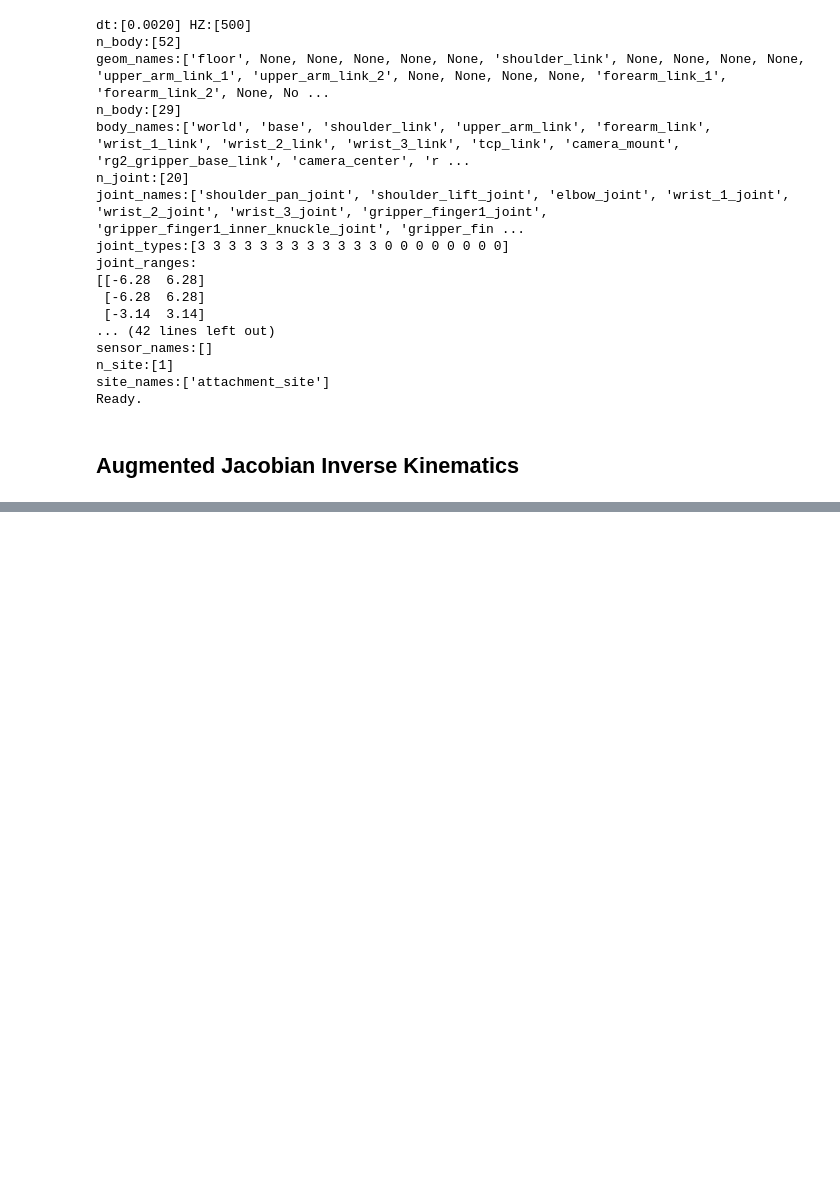
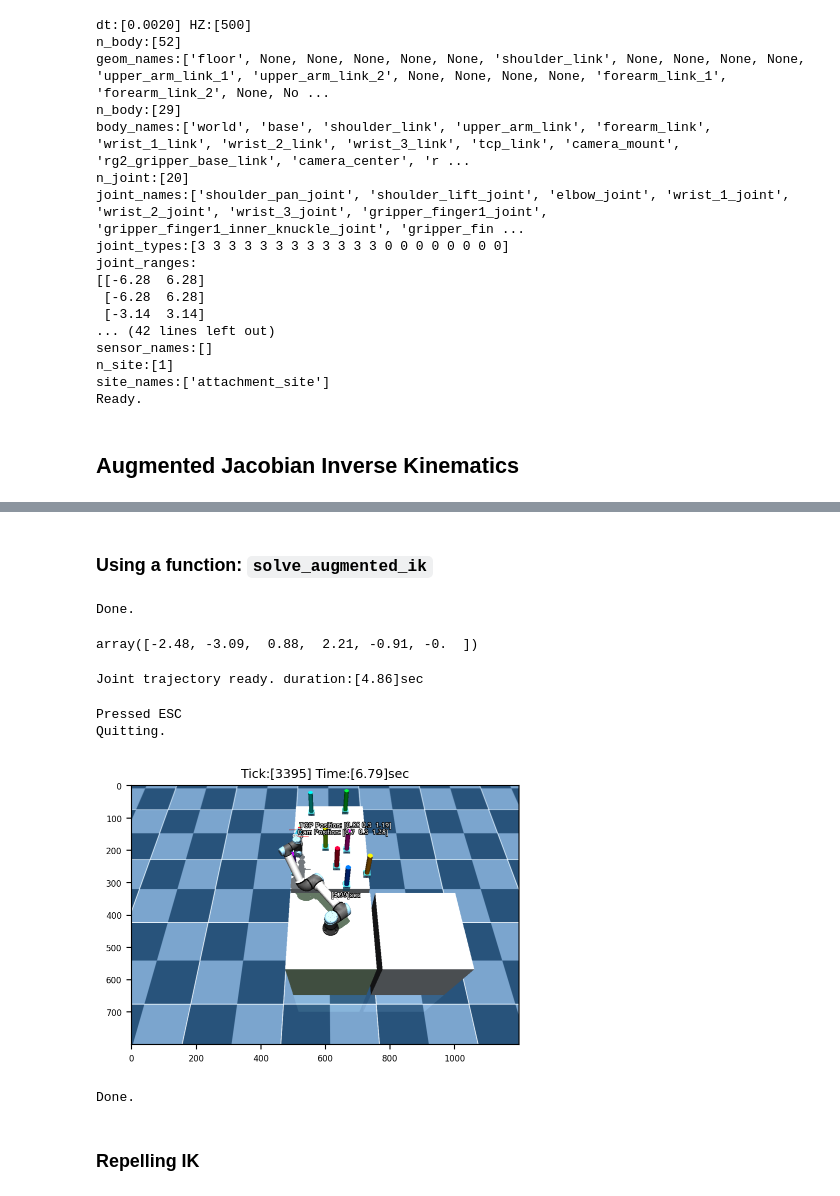
Before and after one commit to joonhyung-lee/xai615-realworld, a Jupyter notebook: code/demo_sim_solve_ik_augmented.ipynb, the cells around one changed output, grey strips where cells are left out. Cells and saved outputs as stored; diff of their text form; code cells hidden in the pictures; blank space fills up the shorter version.

Commit message:
update ik solving methods: augmented jacobian, nullspace projection, repelling

```diff
--- a/code/demo_sim_solve_ik_augmented.ipynb
+++ b/code/demo_sim_solve_ik_augmented.ipynb
@@ -73,3 +149,82 @@ joint_value = [-1.570521656666891, -2.311883111993307, 2.1441715399371546, 1.739
+# %% [markdown]
+### Using a function: `solve_augmented_ik`
+# %%
+env.init_viewer(viewer_title='IK using UR',viewer_width=1200,viewer_height=800,viewer_hide_menus=True)
+env.update_viewer(azimuth=0.0,distance=3.5,elevation=-60,lookat=[0.4,0.05,0.36])
+env.update_viewer(VIS_TRANSPARENT=False) # transparent
+env.reset() # reset
+
+q_aug_ik = env.solve_augmented_ik(ik_body_names = ['tcp_link','wrist_3_link'],
+                    ik_p_trgts=[np.array([0.88, 0.3, 1.2]), np.array([0.6,0.3,1.2])],
+                    ik_R_trgts=[rpy2r(np.array([0, 1 * np.pi, -0.5 *np.pi])), rpy2r(np.array([0, 0, 0]))],
+                    IK_Ps = [True,True], IK_Rs = [True,False],
+                    q_init=q_init, idxs_forward=idxs_forward, idxs_jacobian=idxs_jacobian,
+                    RESET=True,DO_RENDER=True,render_every=1,th=1*np.pi/180.0,err_th=1e-2)
+
+# Close viewers
+env.close_viewer()
+print ("Done.")
+q_aug_ik
+# %% [output]
+Done.
+array([-2.48, -3.09,  0.88,  2.21, -0.91, -0.  ])
+# %%
+times,q_aug_traj = get_interp_const_vel_traj(
+    np.vstack((q_init,q_aug_ik)),vel=np.radians(20),HZ=env.HZ)
+print ("Joint trajectory ready. duration:[%.2f]sec"%(times[-1]))
+
+traj_aug_len = q_aug_traj.shape[0]
+# %% [output]
+Joint trajectory ready. duration:[4.86]sec
+# %%
+env.init_viewer(viewer_title='UR5e with RG2 gripper',viewer_width=1200,viewer_height=800,
+                viewer_hide_menus=True)
+env.update_viewer(azimuth=0.0,distance=3.5,elevation=-60,lookat=[0.4,0.05,0.36],
+                  VIS_TRANSPARENT=False,VIS_CONTACTPOINT=True,
+                  contactwidth=0.05,contactheight=0.05,contactrgba=np.array([1,0,0,1]),
+                  VIS_JOINT=True,jointlength=0.5,jointwidth=0.1,jointrgba=[0.2,0.6,0.8,0.6])
+env.reset()
+env.forward(q=q_init,joint_idxs=idxs_forward)
+
+tick = 0
+while (env.get_sim_time() < 100.0) and env.is_viewer_alive():
+    tick = tick + 1
+
+    if tick >= traj_aug_len-1:
+        q = q_aug_traj[-1,:]
+    else:
+        q = q_aug_traj[tick,:]
+
+    env.step(ctrl=q, ctrl_idxs=idxs_forward)
+    # Render
+    p_tcp,R_tcp = env.get_pR_body(body_name='tcp_link')
+    p_cam,R_cam = env.get_pR_body(body_name='camera_center')
+    p_base,R_base = env.get_pR_body(body_name='base')
+    # env.plot_T(p=np.zeros(3),R=np.eye(3,3),PLOT_AXIS=True,axis_len=1.0,axis_width=0.01)
+    env.plot_T(p=p_tcp,R=R_tcp,PLOT_AXIS=True,axis_len=0.1,axis_width=0.0025,
+               label=f'TCP Position: {p_tcp}')
+    env.plot_T(p=p_cam,R=R_cam,PLOT_AXIS=True,axis_len=0.1,axis_width=0.0025,
+               label=f'Cam Position: {p_cam}')
+    # env.plot_T(p=p_base,R=R_base,PLOT_AXIS=True,axis_len=1.0,axis_width=0.01)
+    env.plot_T(p=p_base+np.array([0,0,0.5]),R=np.eye(3,3),
+                PLOT_AXIS=False,label='[%.2f]sec'%(env.get_sim_time()))
+    env.render()
+    if env.loop_every(HZ=1) or (tick == 1):
+        scene_img = env.grab_image()
+# Plot an image
+plt.figure(figsize=(5,4)); plt.imshow(scene_img)
+plt.title("Tick:[%d] Time:[%.2f]sec"%(env.tick,env.get_sim_time()),fontsize=9)
+plt.show()
+# Close viewer
+env.close_viewer()
+print ("Done.")
+# %% [output]
+Pressed ESC
+Quitting.
+[figure, added]
+Done.
+# %% [markdown]
+### Repelling IK
 # %%
 import math
 PI = math.pi
```
Also changed, not shown: parts of 4 cells of this notebook, 2 other files.
